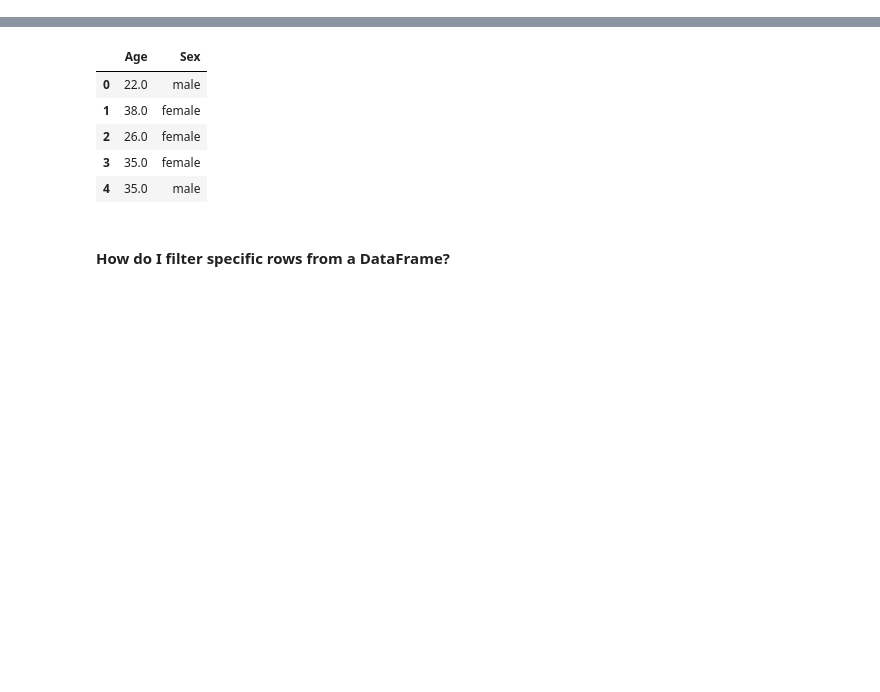
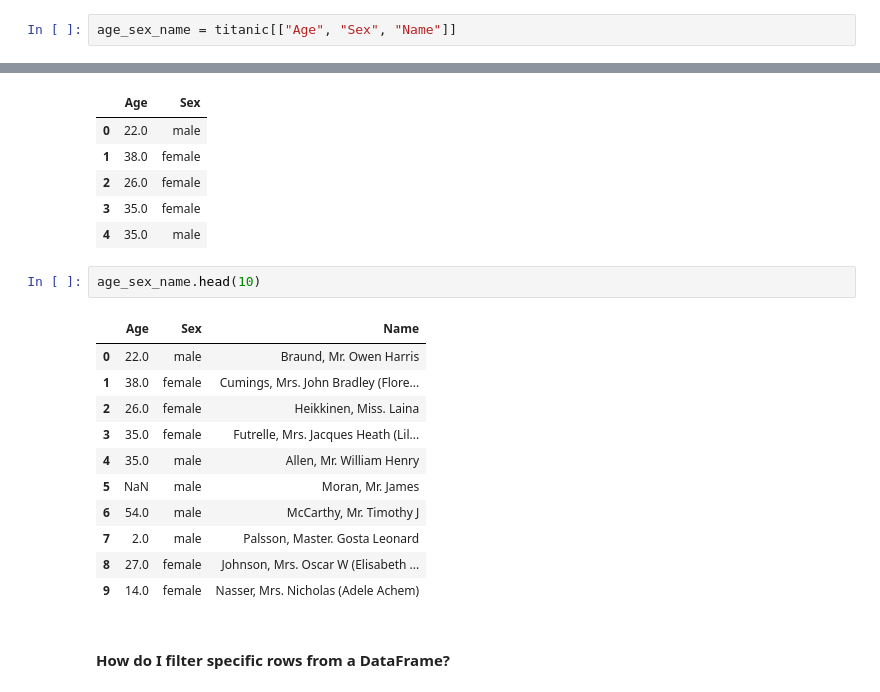
Before and after one commit to langsari/fundamentals-data-science-with-python-2021-class, a Jupyter notebook: 9-data-cleaning.ipynb, the cells around one changed output, grey strips where cells are left out. Drawn from its saved outputs; the diff is of its cells as text; blank space fills up the shorter version.

```diff
--- a/9-data-cleaning.ipynb
+++ b/9-data-cleaning.ipynb
@@ -67,6 +70,8 @@ titanic["Age"].shape
 I’m interested in the age and sex of the Titanic passengers.
 # %%
 age_sex = titanic[["Age", "Sex"]]
+# %%
+age_sex_name = titanic[["Age", "Sex", "Name"]]
 # %%
 age_sex.head()
 # %% [output]
@@ -76,6 +81,20 @@ age_sex.head()
 | 2 | 26.0 | female |
 | 3 | 35.0 | female |
 | 4 | 35.0 | male |
+# %%
+age_sex_name.head(10)
+# %% [output]
+|  | Age | Sex | Name |
+| 0 | 22.0 | male | Braund, Mr. Owen Harris |
+| 1 | 38.0 | female | Cumings, Mrs. John Bradley (Flore... |
+| 2 | 26.0 | female | Heikkinen, Miss. Laina |
+| 3 | 35.0 | female | Futrelle, Mrs. Jacques Heath (Lil... |
+| 4 | 35.0 | male | Allen, Mr. William Henry |
+| 5 | NaN | male | Moran, Mr. James |
+| 6 | 54.0 | male | McCarthy, Mr. Timothy J |
+| 7 | 2.0 | male | Palsson, Master. Gosta Leonard |
+| 8 | 27.0 | female | Johnson, Mrs. Oscar W (Elisabeth ... |
+| 9 | 14.0 | female | Nasser, Mrs. Nicholas (Adele Achem) |
 # %% [markdown]
 #### How do I filter specific rows from a DataFrame?
 # %% [markdown]
```
Also changed, not shown: parts of 5 cells of this notebook.
